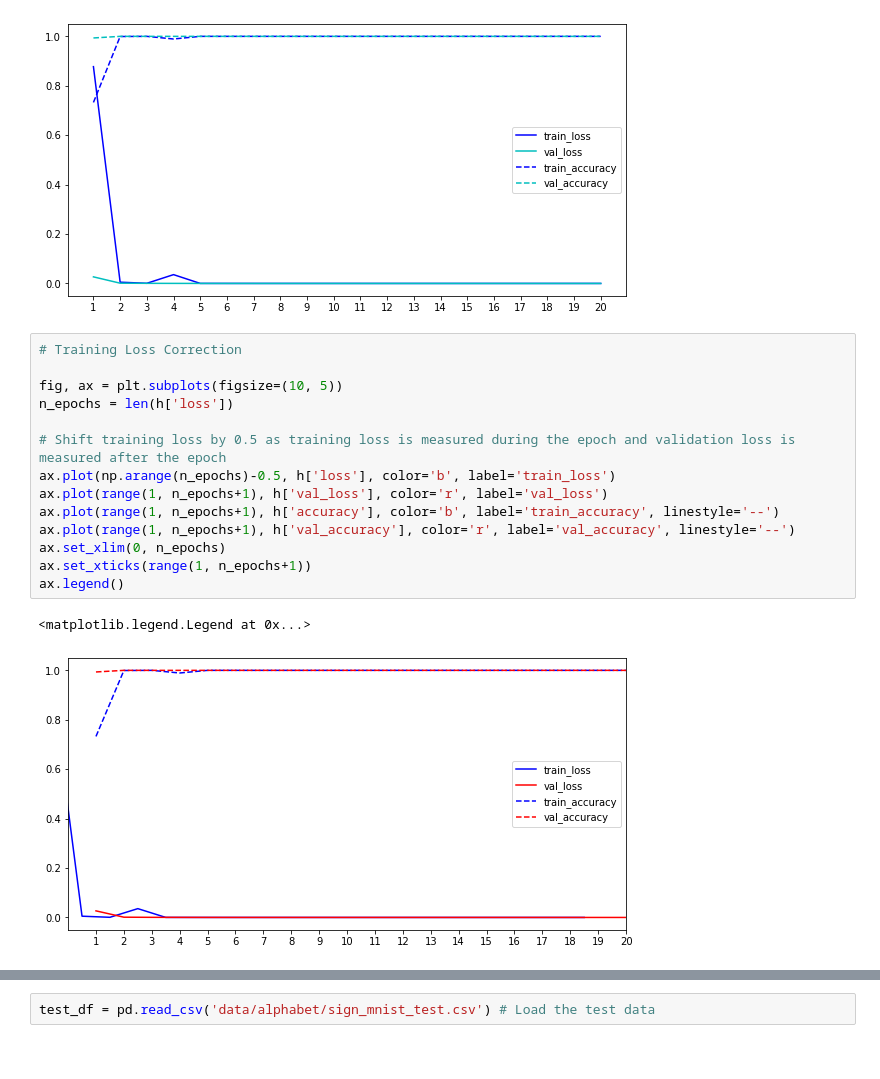
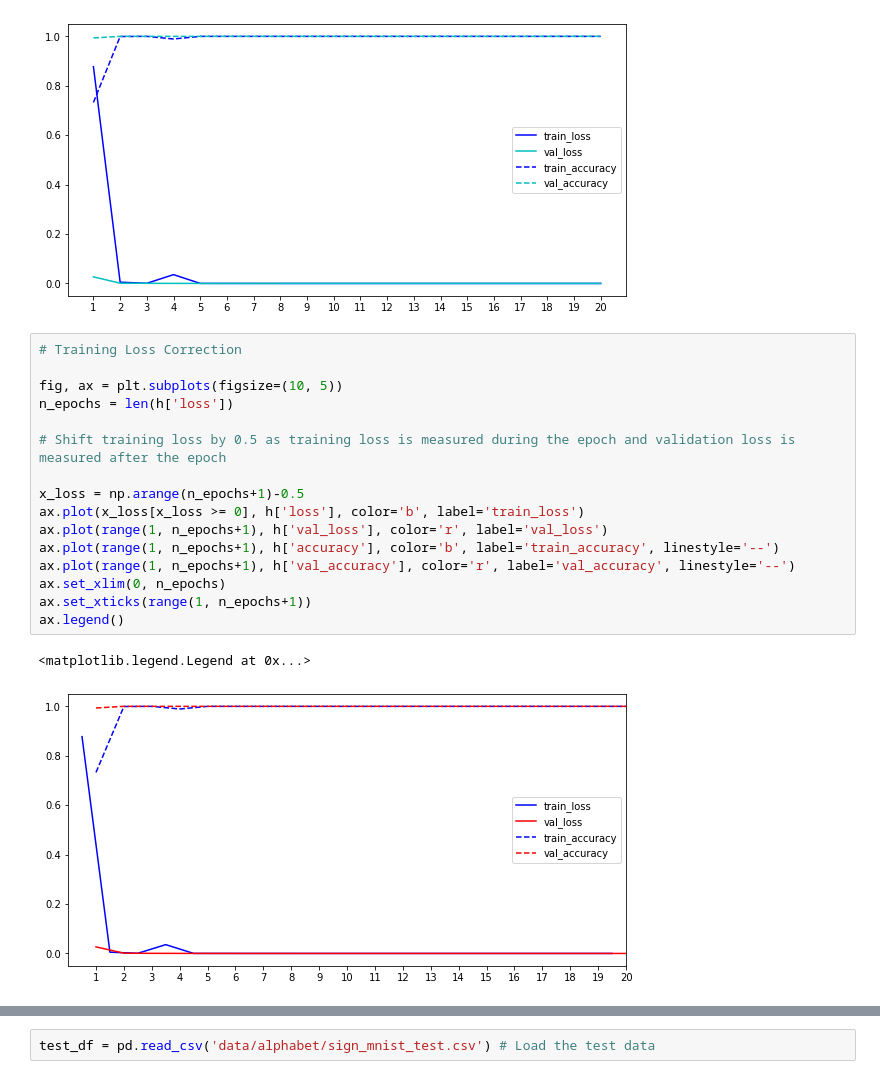
Before and after one commit to Sathwick-Reddy-M/Sign-Language-Recognition, a Jupyter notebook: sign-language-recognition.ipynb, the cells around one changed output, grey strips where cells are left out. Drawn from its saved outputs; the diff is of its cells as text.

Commit message:
Correct Plots

```diff
--- a/sign-language-recognition.ipynb
+++ b/sign-language-recognition.ipynb
@@ -204,20 +204,22 @@ ax.legend()
 # %%
 # Training Loss Correction
 
 fig, ax = plt.subplots(figsize=(10, 5))
 n_epochs = len(h['loss'])
 
 # Shift training loss by 0.5 as training loss is measured during the epoch and validation loss is measured after the epoch
-ax.plot(np.arange(n_epochs)-0.5, h['loss'], color='b', label='train_loss')
+
+x_loss = np.arange(n_epochs+1)-0.5
+ax.plot(x_loss[x_loss >= 0], h['loss'], color='b', label='train_loss')
 ax.plot(range(1, n_epochs+1), h['val_loss'], color='r', label='val_loss')
 ax.plot(range(1, n_epochs+1), h['accuracy'], color='b', label='train_accuracy', linestyle='--')
 ax.plot(range(1, n_epochs+1), h['val_accuracy'], color='r', label='val_accuracy', linestyle='--')
 ax.set_xlim(0, n_epochs)
 ax.set_xticks(range(1, n_epochs+1))
 ax.legend()
 # %% [output]
 <matplotlib.legend.Legend at 0x...>
-[figure, old version]
+[figure, new version]
 # %%
 # Defining a function the get the plots
 def get_train_val_plots(h, yticks=None, figsize=(10, 5)):
```
Also changed, not shown: parts of 11 cells of this notebook.
